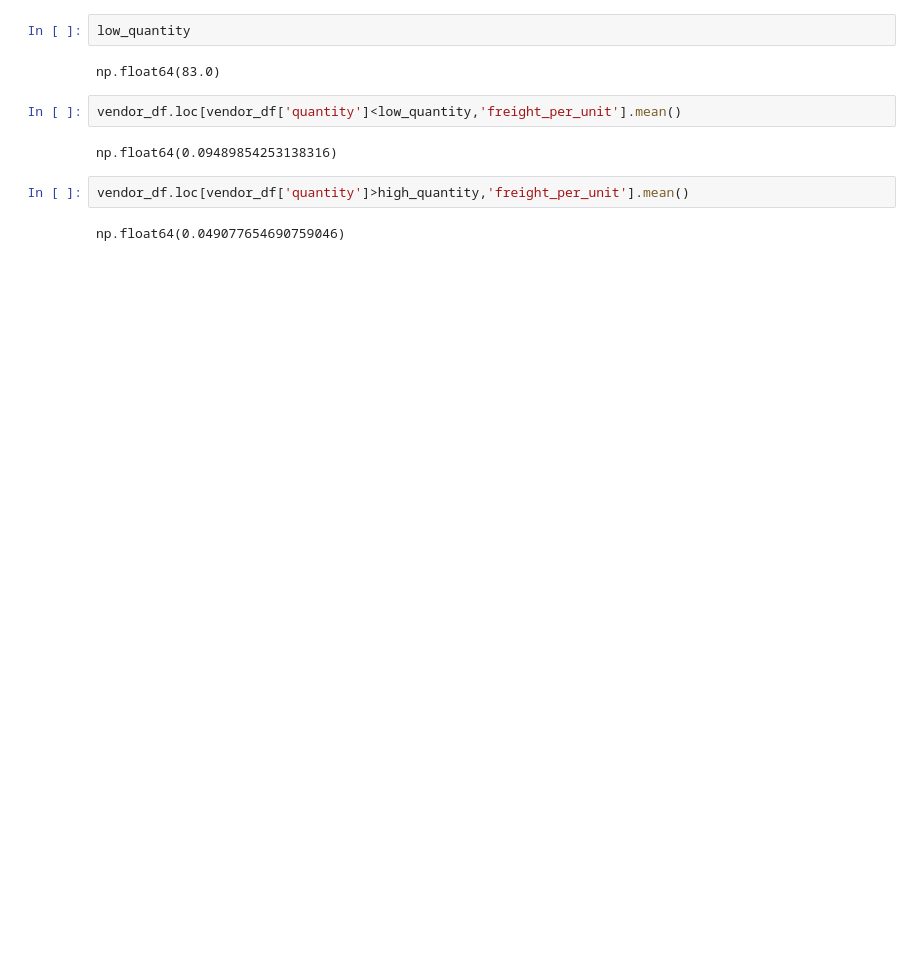
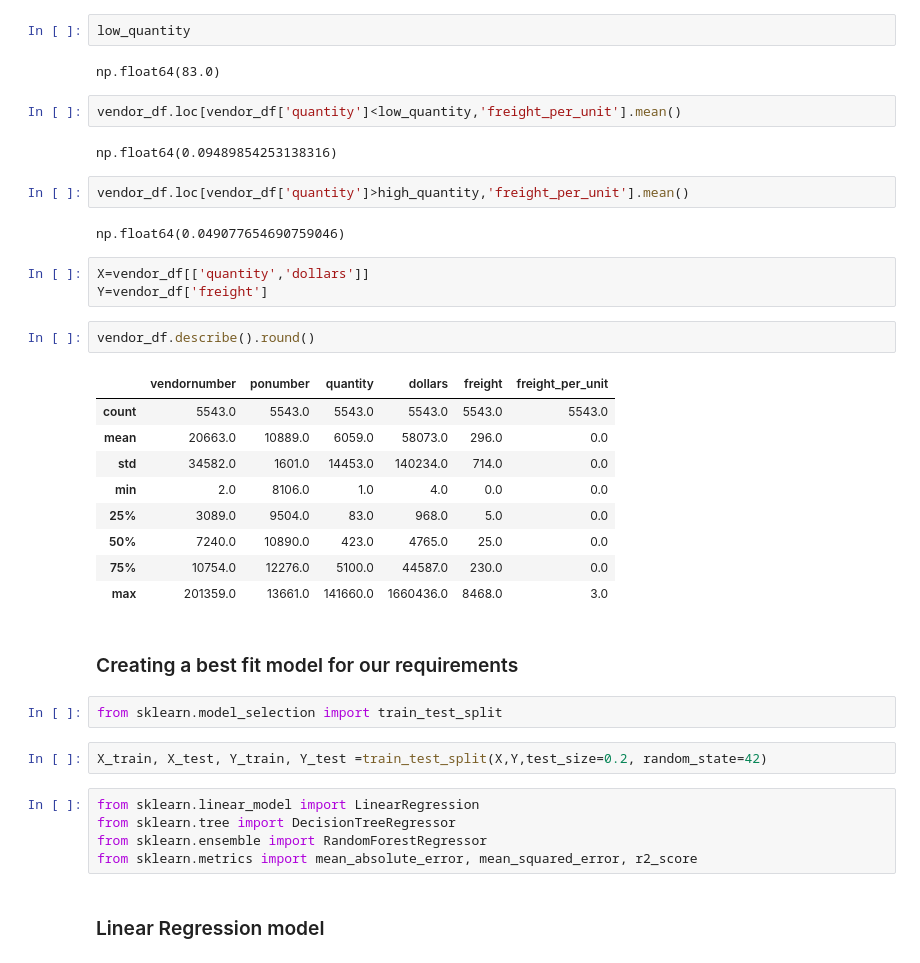
Before and after one commit to bhumiCreates/Inventory-data, a Jupyter notebook: Data/F1.ipynb, the cells around one changed output. Drawn from its saved outputs; the diff is of its cells as text; blank space fills up the shorter version.

Commit message:
creating a best fit model for our requirements

```diff
--- a/Data/F1.ipynb
+++ b/Data/F1.ipynb
@@ -115,3 +115,31 @@ np.float64(0.09489854253138316)
 vendor_df.loc[vendor_df['quantity']>high_quantity,'freight_per_unit'].mean()
 # %% [output]
 np.float64(0.049077654690759046)
+# %%
+X=vendor_df[['quantity','dollars']]
+Y=vendor_df['freight']
+# %%
+vendor_df.describe().round()
+# %% [output]
+|  | vendornumber | ponumber | quantity | dollars | freight | freight_per_unit |
+| count | 5543.0 | 5543.0 | 5543.0 | 5543.0 | 5543.0 | 5543.0 |
+| mean | 20663.0 | 10889.0 | 6059.0 | 58073.0 | 296.0 | 0.0 |
+| std | 34582.0 | 1601.0 | 14453.0 | 140234.0 | 714.0 | 0.0 |
+| min | 2.0 | 8106.0 | 1.0 | 4.0 | 0.0 | 0.0 |
+| 25% | 3089.0 | 9504.0 | 83.0 | 968.0 | 5.0 | 0.0 |
+| 50% | 7240.0 | 10890.0 | 423.0 | 4765.0 | 25.0 | 0.0 |
+| 75% | 10754.0 | 12276.0 | 5100.0 | 44587.0 | 230.0 | 0.0 |
+| max | 201359.0 | 13661.0 | 141660.0 | 1660436.0 | 8468.0 | 3.0 |
+# %% [markdown]
+### Creating a best fit model for our requirements
+# %%
+from sklearn.model_selection import train_test_split
+# %%
+X_train, X_test, Y_train, Y_test =train_test_split(X,Y,test_size=0.2, random_state=42)
+# %%
+from sklearn.linear_model import LinearRegression
+from sklearn.tree import DecisionTreeRegressor
+from sklearn.ensemble import RandomForestRegressor
+from sklearn.metrics import mean_absolute_error, mean_squared_error, r2_score
+# %% [markdown]
+### Linear Regression model
```
Also changed, not shown: parts of 8 cells of this notebook.
